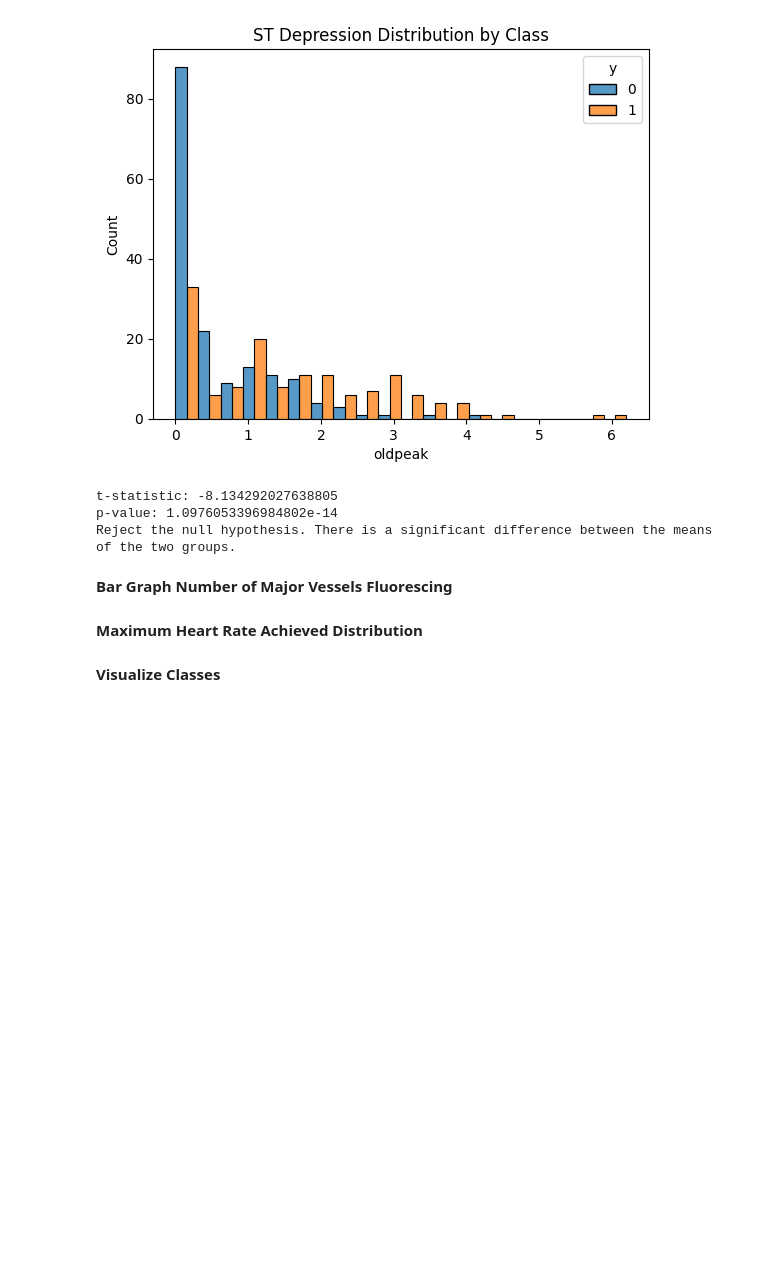
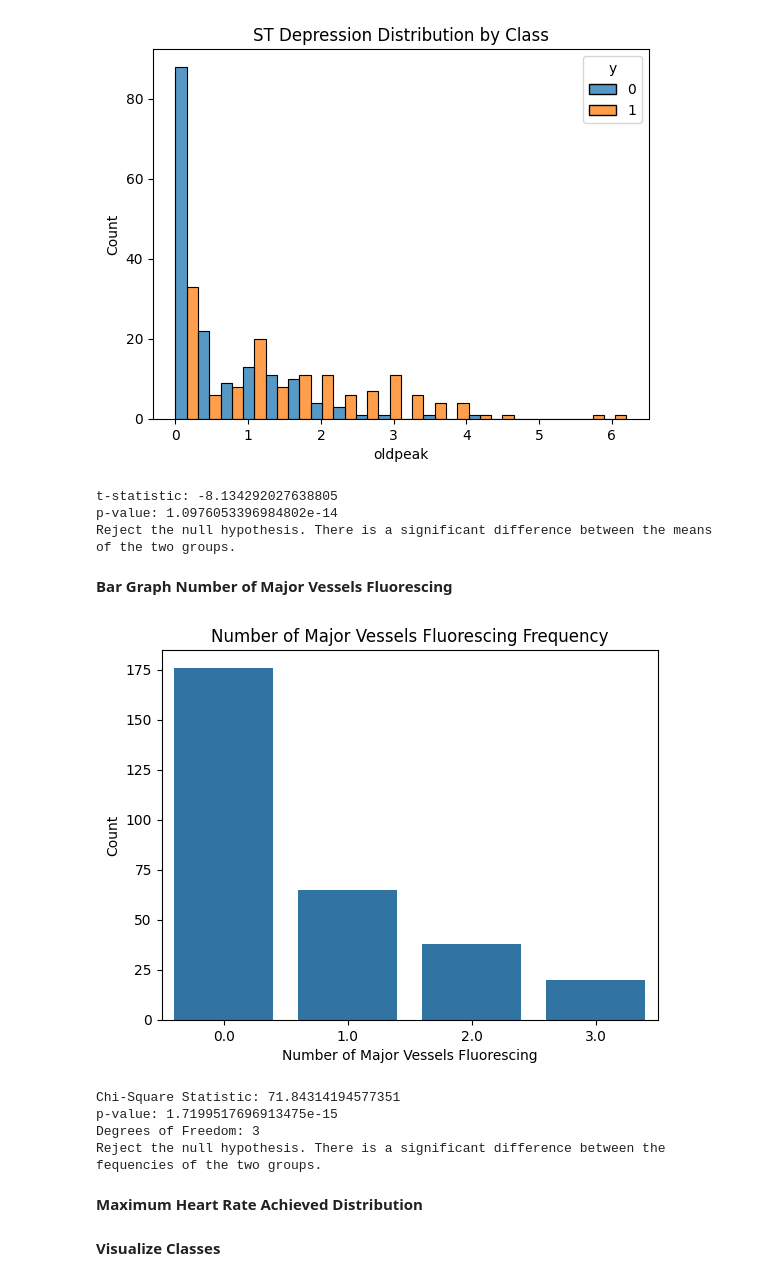
Before and after one commit to rhiats/classification_CAD, a Jupyter notebook: Heart_Disease.ipynb, the cells around one changed output. Cells and saved outputs as stored; diff of their text form; code cells hidden in the pictures; blank space fills up the shorter version.

Commit message:
Data Analytics for major vessels flouresing.

```diff
--- a/Heart_Disease.ipynb
+++ b/Heart_Disease.ipynb
@@ -361,16 +361,25 @@ Reject the null hypothesis. There is a significant difference between the means
 # %% [markdown]
 **Bar Graph Number of Major Vessels Fluorescing**
 # %%
-df_exang = X[['exang','age']].groupby('exang').count().reset_index()
+df_exang = df[['ca','age']].groupby('ca').count().reset_index()
 df_exang.rename(columns={'age': 'Count'}, inplace=True)
 
-sns.barplot(data=df_exang, x='exang', y='Count')
+sns.barplot(data=df_exang, x='ca', y='Count')
 
 # Add labels and title
-plt.title("Exercise Induced Angina Frequency")
-plt.xlabel("Exercise Induced Angina")
+plt.title("Number of Major Vessels Fluorescing Frequency")
+plt.xlabel("Number of Major Vessels Fluorescing")
 plt.ylabel("Count")
 plt.show()
+# %% [output]
+[figure, added]
+# %%
+chi_square_test(df,'ca')
+# %% [output]
+Chi-Square Statistic: 71.84314194577351
+p-value: 1.7199517696913475e-15
+Degrees of Freedom: 3
+Reject the null hypothesis. There is a significant difference between the fequencies of the two groups.
 # %% [markdown]
 **Maximum Heart Rate Achieved Distribution**
 # %% [markdown]
```
